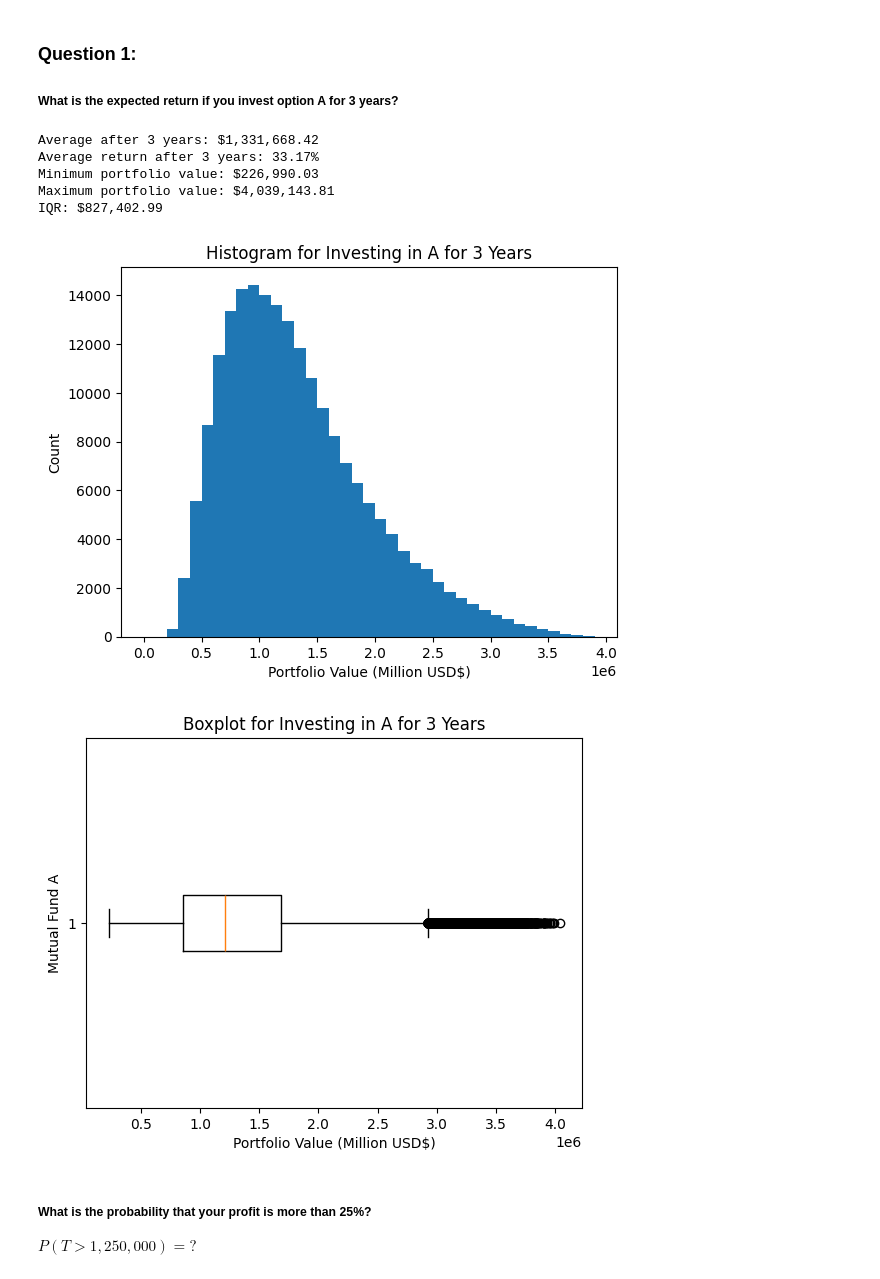
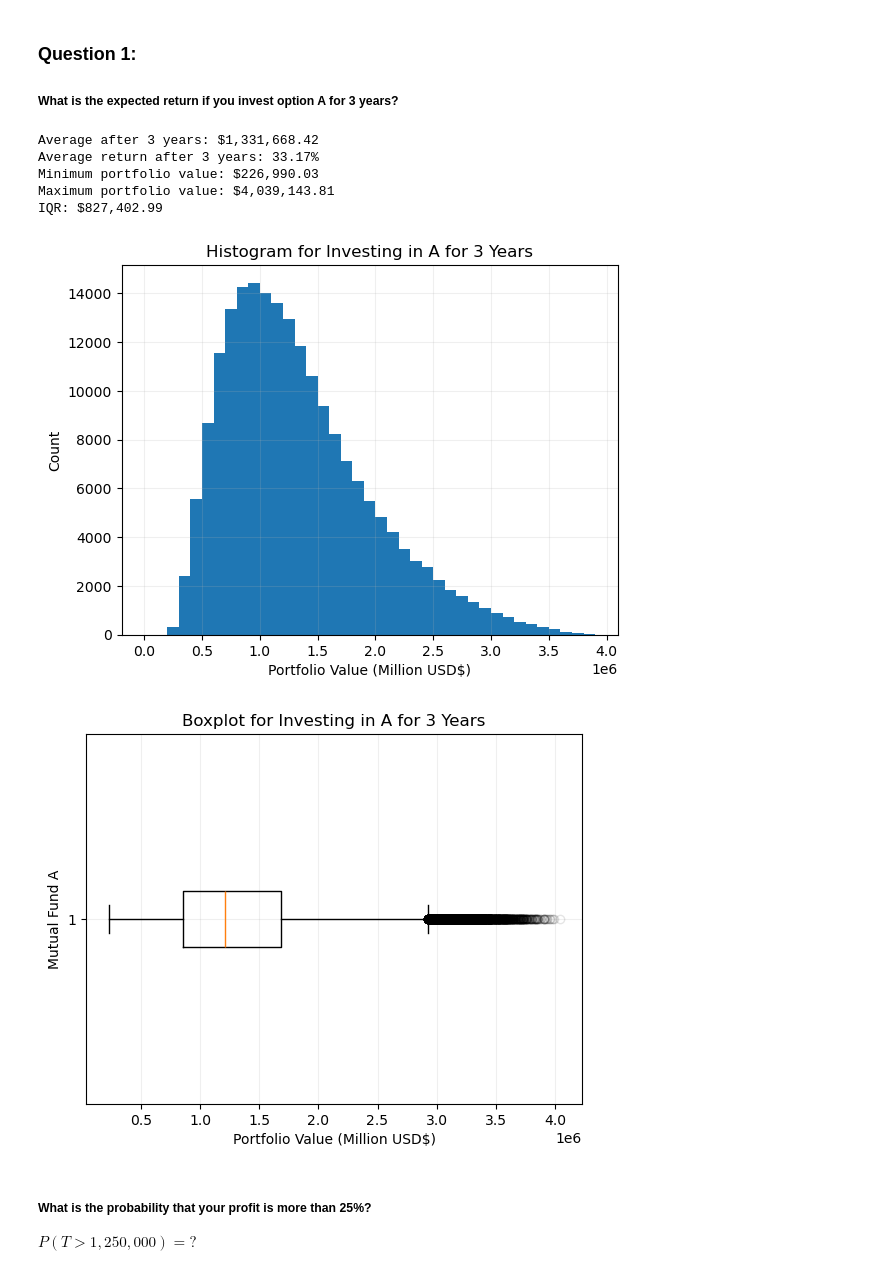
Before and after one commit to myin27/OR442-Term-Project, a Jupyter notebook: project.ipynb, the cells around one changed output. Saved outputs shown, nothing was run; the diff lists cells and outputs as text; code cells hidden in the pictures.

```diff
--- a/project.ipynb
+++ b/project.ipynb
@@ -90,41 +90,43 @@ portfolios = setup_portfolios(STARTING_PORTFOLIO, NUM_SIMS)
 simulate_multiple(portfolios, NUM_YEARS_SHORT)
 
 mean_portfolio = get_mean_portfolio(portfolios)
 
 print(f"Average after {NUM_YEARS_SHORT} years: ${np.sum(mean_portfolio):,.2f}")
 print(f"Average return after {NUM_YEARS_SHORT} years: {(calculate_return(mean_portfolio, STARTING_PORTFOLIO) * 100):.2f}%")
 
-portfolio_values = filter_portfolios(portfolios, "A")
+fund_A_values = filter_portfolios(portfolios, "A")
 
-print(f"Minimum portfolio value: ${np.min(portfolio_values):,.2f}")
-print(f"Maximum portfolio value: ${np.max(portfolio_values):,.2f}")
+print(f"Minimum portfolio value: ${np.min(fund_A_values):,.2f}")
+print(f"Maximum portfolio value: ${np.max(fund_A_values):,.2f}")
 
-q75, q25 = np.percentile(portfolio_values, [75, 25])
+q75, q25 = np.percentile(fund_A_values, [75, 25])
 iqr = q75 - q25
 print(f"IQR: ${iqr:,.2f}")
 
 
 plt.figure(1)
-histogram = plt.hist(portfolio_values, bins=range(0, 4000000, 100000)) # each bin will be 100k
+histogram = plt.hist(fund_A_values, bins=range(0, 4000000, 100000)) # each bin will be 100k
+plt.grid(alpha=0.2)
 plt.title("Histogram for Investing in A for 3 Years")
 plt.xlabel("Portfolio Value (Million USD$)")
 plt.ylabel("Count")
 
 plt.figure(2)
-box_plot = plt.boxplot(portfolio_values, vert=False)
+box_plot = plt.boxplot(fund_A_values, vert=False, flierprops={"alpha": 0.1})
+plt.grid(alpha=0.2)
 plt.title("Boxplot for Investing in A for 3 Years")
 plt.xlabel("Portfolio Value (Million USD$)")
 plt.ylabel("Mutual Fund A")
 
 plt.show()
 # %% [output]
 Average after 3 years: $1,331,668.42
 Average return after 3 years: 33.17%
 Minimum portfolio value: $226,990.03
 Maximum portfolio value: $4,039,143.81
 IQR: $827,402.99
-[figure, old version]
+[figure, new version]
-[figure, old version]
+[figure, new version]
 # %% [markdown]
 ##### What is the probability that your profit is more than 25%?
 
```
Also changed, not shown: parts of 6 cells of this notebook.
